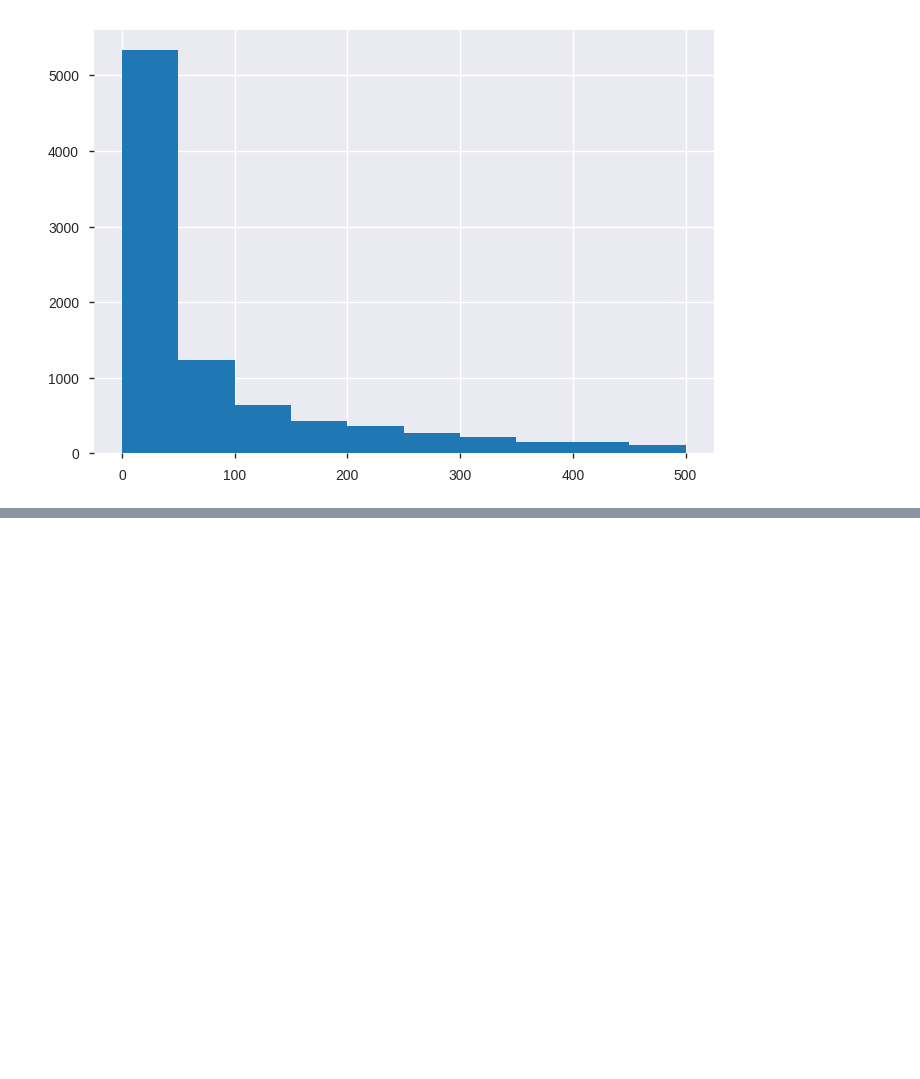
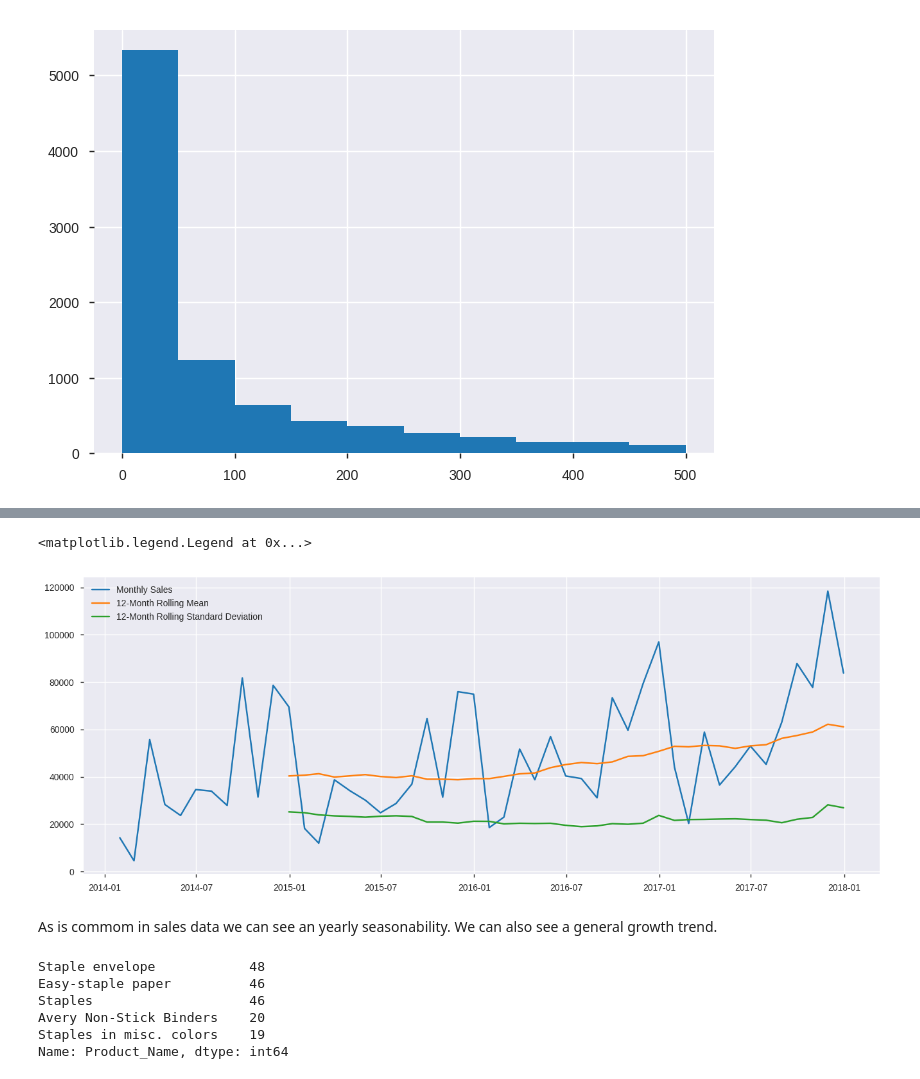
Before and after one commit to rantos9/Desafio4-superstore, a Jupyter notebook: desafio4.ipynb, the cells around one changed output, grey strips where cells are left out. Drawn from its saved outputs; the diff is of its cells as text; code cells hidden in the pictures; blank space fills up the shorter version.

```diff
--- a/desafio4.ipynb
+++ b/desafio4.ipynb
@@ -37,0 +105,20 @@ Looks about right.
+# %%
+plt.figure(figsize=(16,6))
+plt.plot(monthly_sales, label='Monthly Sales')
+plt.plot(monthly_sales.rolling(window=12,center=False).mean(), label='12-Month Rolling Mean')
+plt.plot(monthly_sales.rolling(window=12,center=False).std(), label='12-Month Rolling Standard Deviation')
+plt.legend()
+# %% [output]
+<matplotlib.legend.Legend at 0x...>
+[figure, added]
+# %% [markdown]
+As is commom in sales data we can see an yearly seasonability. We can also see a general growth trend.
+# %%
+df.Product_Name.value_counts()[:5]
+# %% [output]
+Staple envelope            48
+Easy-staple paper          46
+Staples                    46
+Avery Non-Stick Binders    20
+Staples in misc. colors    19
+Name: Product_Name, dtype: int64
```
Also changed, not shown: parts of 24 cells of this notebook.
